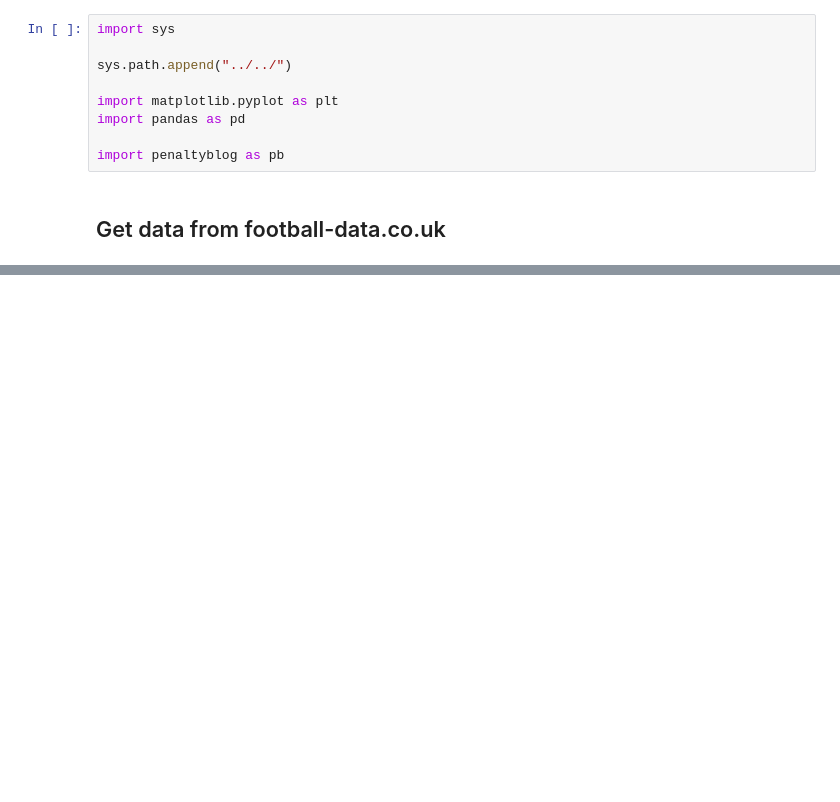
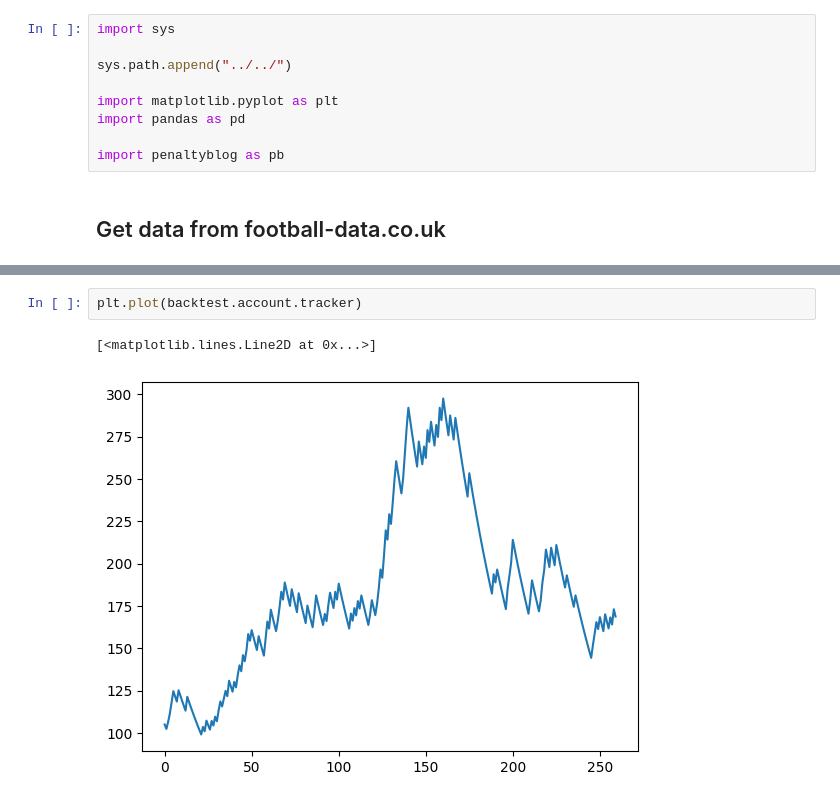
Before and after one commit to martineastwood/penaltyblog, a Jupyter notebook: examples/backtest/backtest.ipynb, the cells around one changed output, grey strips where cells are left out. Cells and saved outputs as stored; diff of their text form; blank space fills up the shorter version.

```diff
--- a/examples/backtest/backtest.ipynb
+++ b/examples/backtest/backtest.ipynb
@@ -41 +62,6 @@ df
+# %%
+plt.plot(backtest.account.tracker)
+# %% [output]
+[<matplotlib.lines.Line2D at 0x...>]
+[figure, added]
 # %%
```
Also changed, not shown: parts of 7 cells of this notebook, 3 other files.
